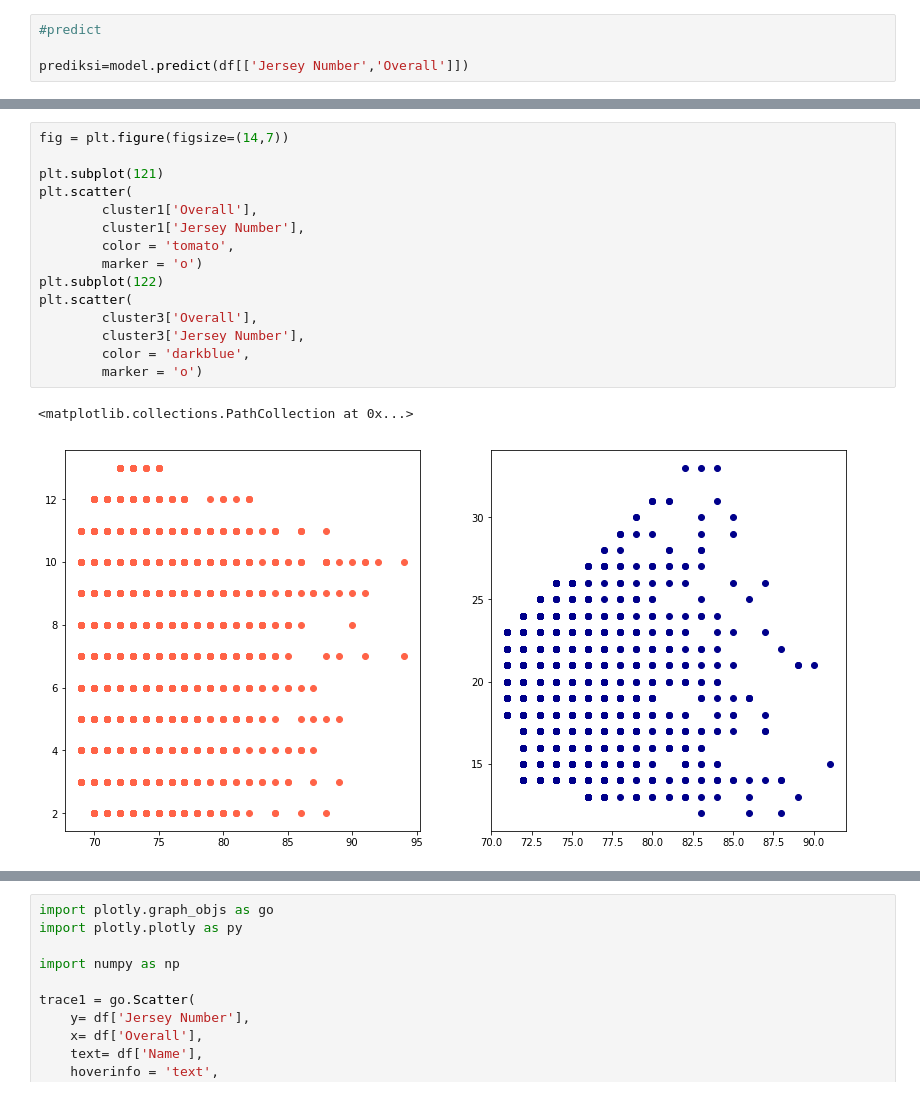
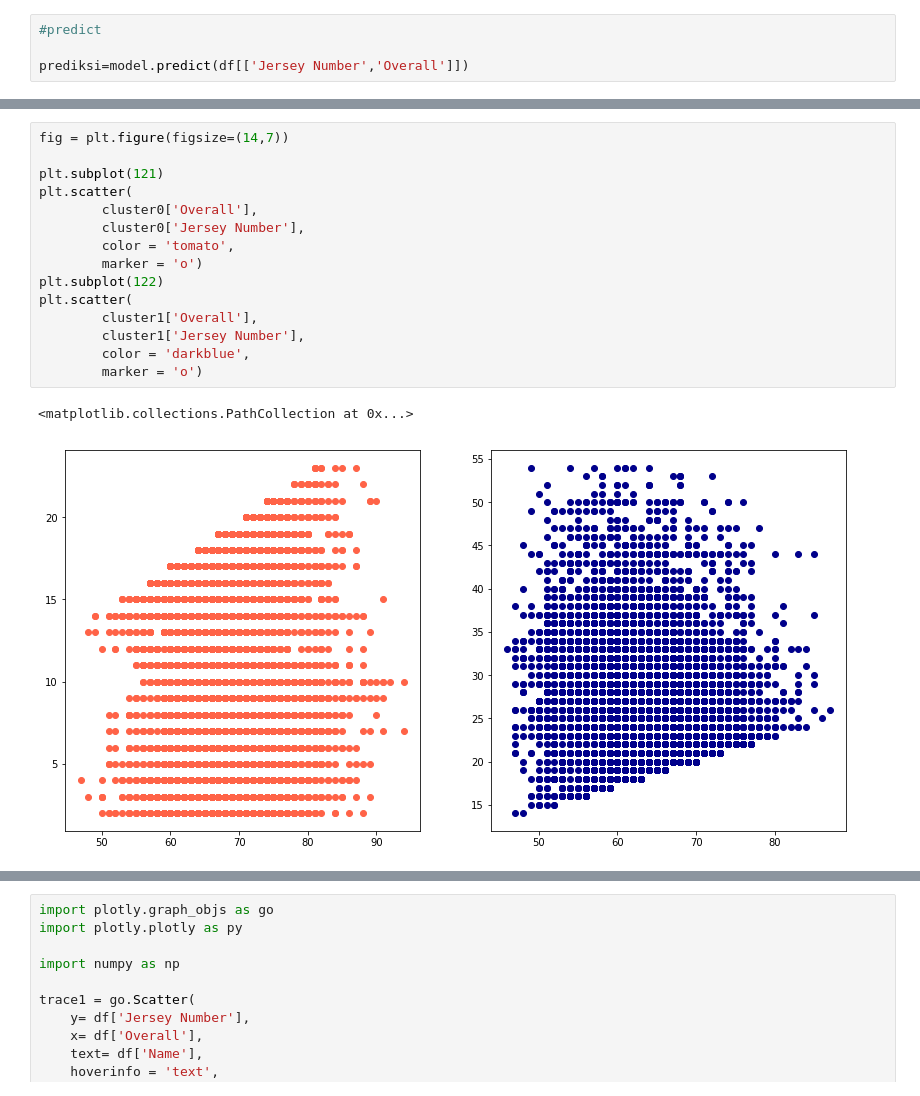
Before and after one commit to achmadwildan1888/Project-akhir-Data-analysis-and-machine-learning-model, a Jupyter notebook: 6.machine learning model(K means)-checkpoint.ipynb, the cells around one changed output, grey strips where cells are left out. Drawn from its saved outputs; the diff is of its cells as text.

```diff
--- a/6.machine learning model(K means)-checkpoint.ipynb
+++ b/6.machine learning model(K means)-checkpoint.ipynb
@@ -268,21 +198,21 @@ plt.grid(True)
 # %%
 fig = plt.figure(figsize=(14,7))
 
 plt.subplot(121)
 plt.scatter(
-        cluster1['Overall'],
-        cluster1['Jersey Number'],
+        cluster0['Overall'],
+        cluster0['Jersey Number'],
         color = 'tomato',
         marker = 'o')
 plt.subplot(122)
 plt.scatter(
-        cluster3['Overall'],
-        cluster3['Jersey Number'],
+        cluster1['Overall'],
+        cluster1['Jersey Number'],
         color = 'darkblue',
         marker = 'o')
 # %% [output]
 <matplotlib.collections.PathCollection at 0x...>
-[figure, old version]
+[figure, new version]
 # %%
 cluster1[['Jersey Number','Name','Overall']].head(100)
 # %% [output]
```
Also changed, not shown: parts of 24 cells of this notebook.
